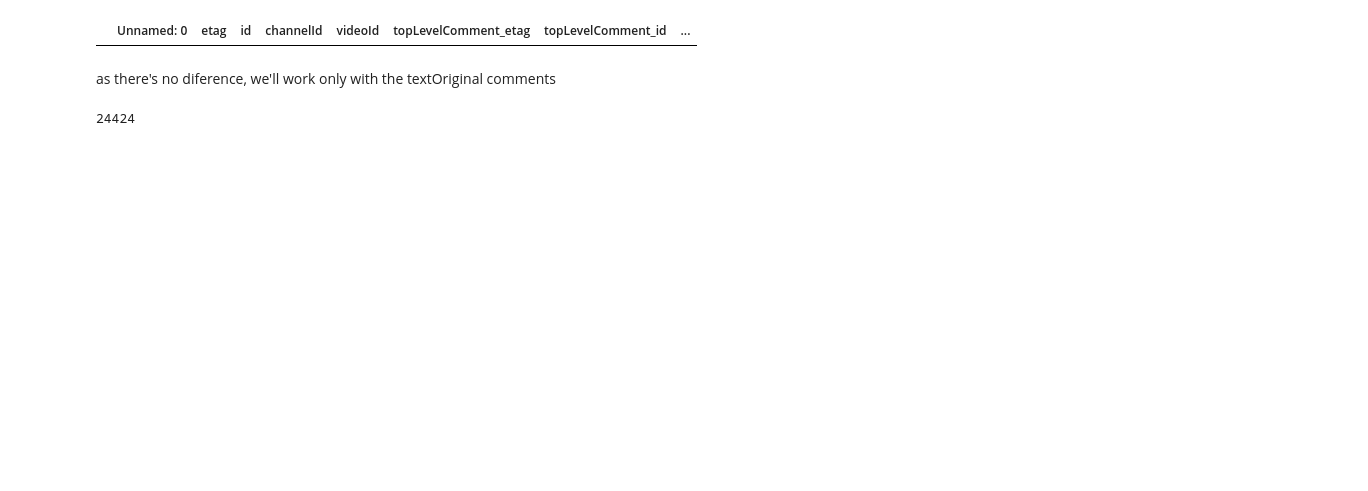
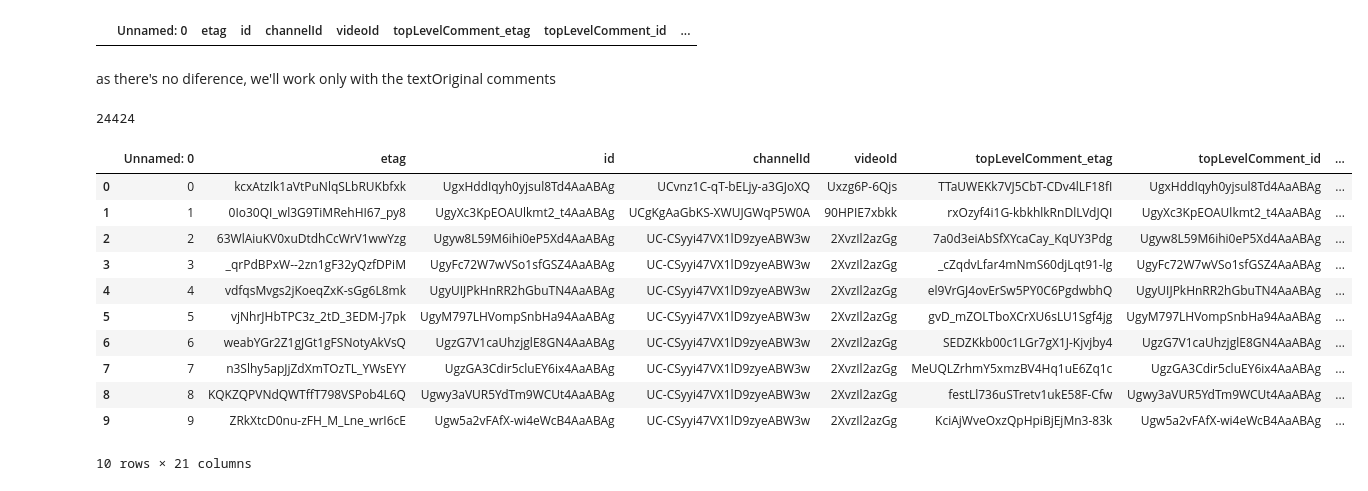
Before and after one commit to Hetav01/Public-Safety-Monitoring-India, a Jupyter notebook: preprocessing/preprocessing.ipynb, the cells around one changed output. Drawn from its saved outputs; the diff is of its cells as text; code cells hidden in the pictures; blank space fills up the shorter version.

```diff
--- a/preprocessing/preprocessing.ipynb
+++ b/preprocessing/preprocessing.ipynb
@@ -252,0 +256,19 @@ len(df[df['textOriginal'] != df['textCleaned']][['textOriginal', 'textCleaned']]
+# %%
+#i want to see the whole textTranslated column
+pd.reset_option('display.max_colwidth', None)
+
+translated_df = pd.read_csv("/Users/hetavpatel/Desktop/Data Science/Grad DS Work/DSCI 601 Applied Data Science/old_repos/NLPPunePorsche/preprocessing/sampleNew.csv")
+translated_df.head(10)
+# %% [output]
+|  | Unnamed: 0 | etag | id | channelId | videoId | topLevelComment_etag | topLevelComment_id | ... |
+| 0 | 0 | kcxAtzIk1aVtPuNlqSLbRUKbfxk | UgxHddIqyh0yjsul8Td4AaABAg | UCvnz1C-qT-bELjy-a3GJoXQ | Uxzg6P-6Qjs | TTaUWEKk7VJ5CbT-CDv4lLF18fI | UgxHddIqyh0yjsul8Td4AaABAg | ... |
+| 1 | 1 | 0Io30QI_wl3G9TiMRehHI67_py8 | UgyXc3KpEOAUlkmt2_t4AaABAg | UCgKgAaGbKS-XWUJGWqP5W0A | 90HPIE7xbkk | rxOzyf4i1G-kbkhlkRnDlLVdJQI | UgyXc3KpEOAUlkmt2_t4AaABAg | ... |
+| 2 | 2 | 63WlAiuKV0xuDtdhCcWrV1wwYzg | Ugyw8L59M6ihi0eP5Xd4AaABAg | UC-CSyyi47VX1lD9zyeABW3w | 2XvzIl2azGg | 7a0d3eiAbSfXYcaCay_KqUY3Pdg | Ugyw8L59M6ihi0eP5Xd4AaABAg | ... |
+| 3 | 3 | _qrPdBPxW--2zn1gF32yQzfDPiM | UgyFc72W7wVSo1sfGSZ4AaABAg | UC-CSyyi47VX1lD9zyeABW3w | 2XvzIl2azGg | _cZqdvLfar4mNmS60djLqt91-lg | UgyFc72W7wVSo1sfGSZ4AaABAg | ... |
+| 4 | 4 | vdfqsMvgs2jKoeqZxK-sGg6L8mk | UgyUIJPkHnRR2hGbuTN4AaABAg | UC-CSyyi47VX1lD9zyeABW3w | 2XvzIl2azGg | el9VrGJ4ovErSw5PY0C6PgdwbhQ | UgyUIJPkHnRR2hGbuTN4AaABAg | ... |
+| 5 | 5 | vjNhrJHbTPC3z_2tD_3EDM-J7pk | UgyM797LHVompSnbHa94AaABAg | UC-CSyyi47VX1lD9zyeABW3w | 2XvzIl2azGg | gvD_mZOLTboXCrXU6sLU1Sgf4jg | UgyM797LHVompSnbHa94AaABAg | ... |
+| 6 | 6 | weabYGr2Z1gJGt1gFSNotyAkVsQ | UgzG7V1caUhzjglE8GN4AaABAg | UC-CSyyi47VX1lD9zyeABW3w | 2XvzIl2azGg | SEDZKkb00c1LGr7gX1J-Kjvjby4 | UgzG7V1caUhzjglE8GN4AaABAg | ... |
+| 7 | 7 | n3Slhy5apJjZdXmTOzTL_YWsEYY | UgzGA3Cdir5cluEY6ix4AaABAg | UC-CSyyi47VX1lD9zyeABW3w | 2XvzIl2azGg | MeUQLZrhmY5xmzBV4Hq1uE6Zq1c | UgzGA3Cdir5cluEY6ix4AaABAg | ... |
+| 8 | 8 | KQKZQPVNdQWTffT798VSPob4L6Q | Ugwy3aVUR5YdTm9WCUt4AaABAg | UC-CSyyi47VX1lD9zyeABW3w | 2XvzIl2azGg | festLl736uSTretv1ukE58F-Cfw | Ugwy3aVUR5YdTm9WCUt4AaABAg | ... |
+| 9 | 9 | ZRkXtcD0nu-zFH_M_Lne_wrI6cE | Ugw5a2vFAfX-wi4eWcB4AaABAg | UC-CSyyi47VX1lD9zyeABW3w | 2XvzIl2azGg | KciAjWveOxzQpHpiBjEjMn3-83k | Ugw5a2vFAfX-wi4eWcB4AaABAg | ... |
+10 rows × 21 columns
```
Also changed, not shown: parts of 1 cell of this notebook, 5 other files.
